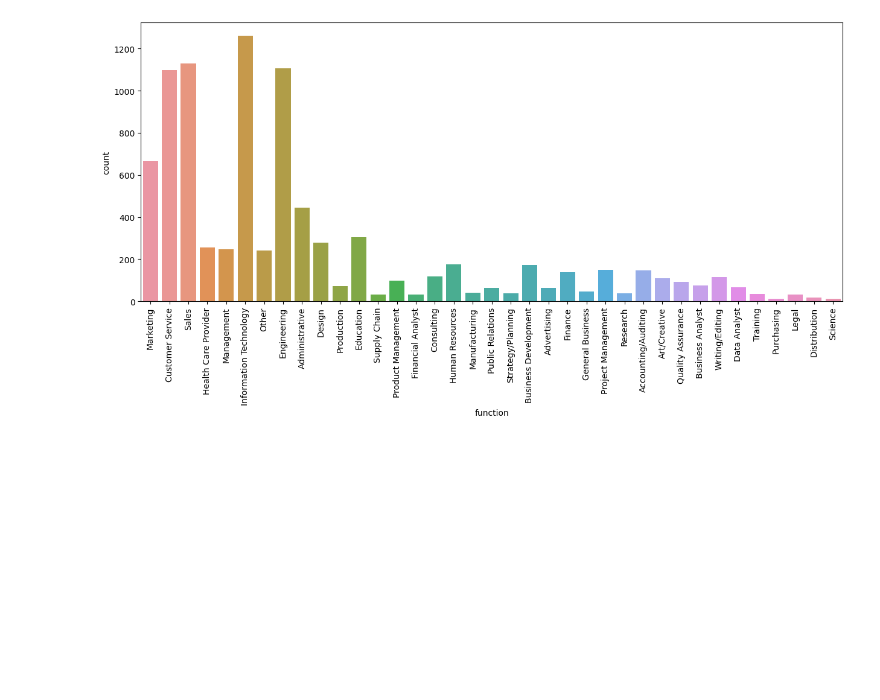
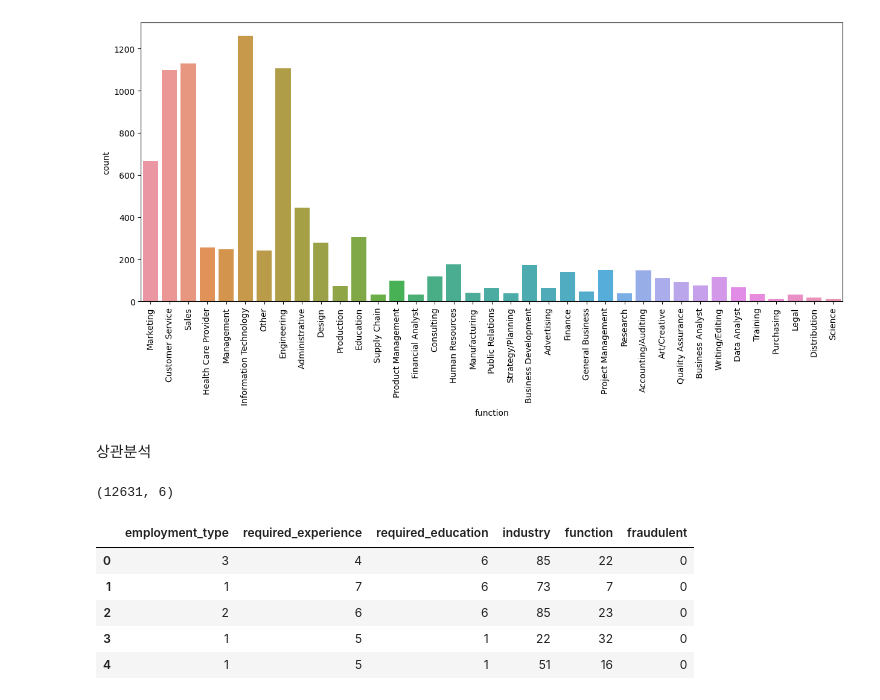
Before and after one commit to glistering96/BigDataAnalysis-HYU-IE, a Jupyter notebook: notebook/EDA.ipynb, the cells around one changed output. Drawn from its saved outputs; the diff is of its cells as text; code cells hidden in the pictures; blank space fills up the shorter version.

```diff
--- a/notebook/EDA.ipynb
+++ b/notebook/EDA.ipynb
@@ -22,2 +22,2 @@ import seaborn as sns
 # %%
-data = pd.read_csv('fake_job_postings.csv')
+data = pd.read_csv('../data/fake_job_postings.csv', encoding='utf-8')
@@ -280,3 +274,27 @@ cat_plot('industry', rdata,(20,4))
 cat_plot('function', rdata,(15,6))
 # %% [output]
 [figure]
+# %% [markdown]
+상관분석
+# %%
+catdata = DATA.iloc[:,8:14]
+catdata.shape
+# %% [output]
+(12631, 6)
+# %%
+from sklearn import preprocessing
+
+label = preprocessing.LabelEncoder()
+catdata_encoded = pd.DataFrame()
+
+for col in catdata.columns:
+  catdata_encoded[col] = label.fit_transform(catdata[col])
+
+catdata_encoded.head()
+# %% [output]
+|  | employment_type | required_experience | required_education | industry | function | fraudulent |
+| 0 | 3 | 4 | 6 | 85 | 22 | 0 |
+| 1 | 1 | 7 | 6 | 73 | 7 | 0 |
+| 2 | 2 | 6 | 6 | 85 | 23 | 0 |
+| 3 | 1 | 5 | 1 | 22 | 32 | 0 |
+| 4 | 1 | 5 | 1 | 51 | 16 | 0 |
```
Also changed, not shown: parts of 10 cells of this notebook, 5 other files.
